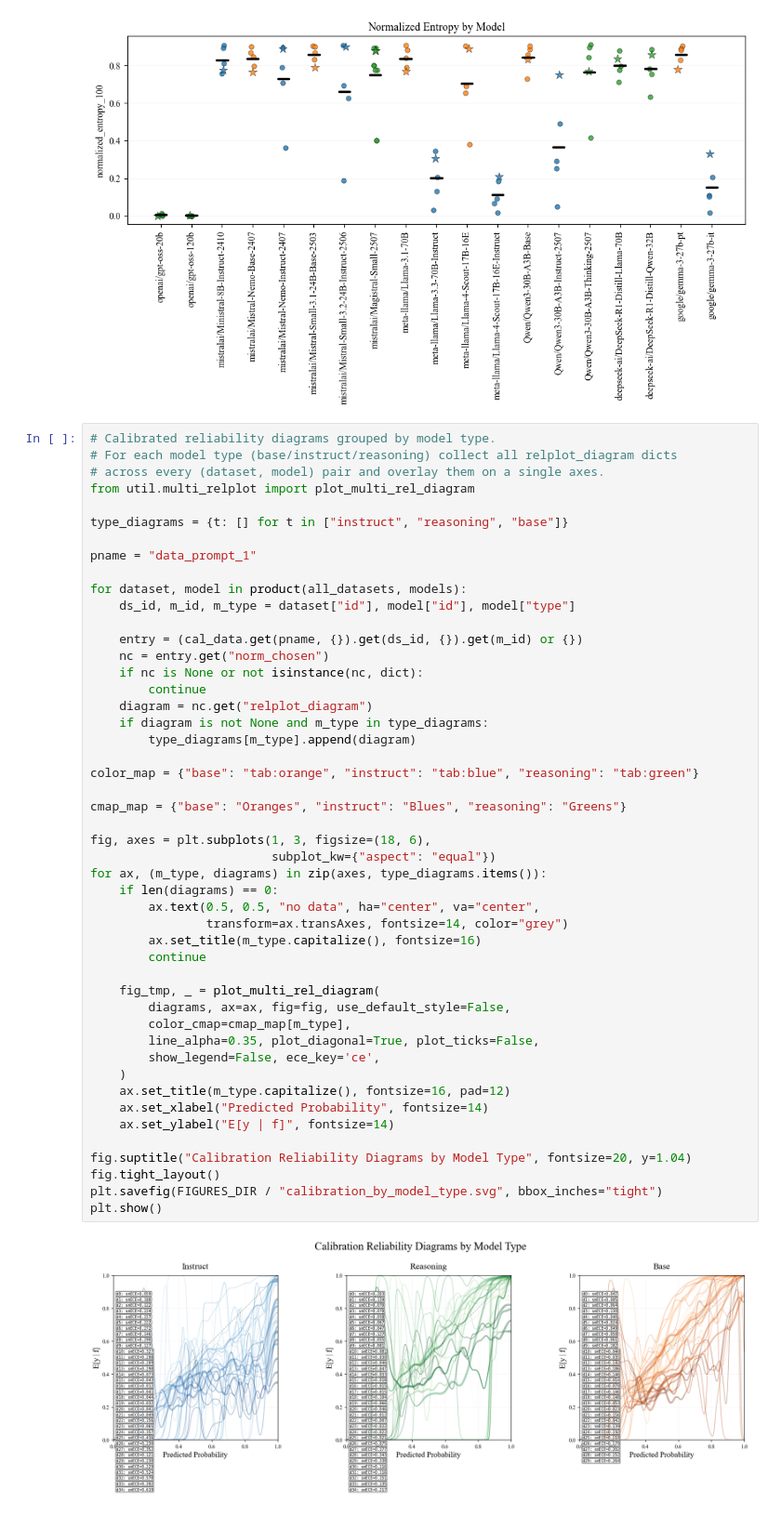
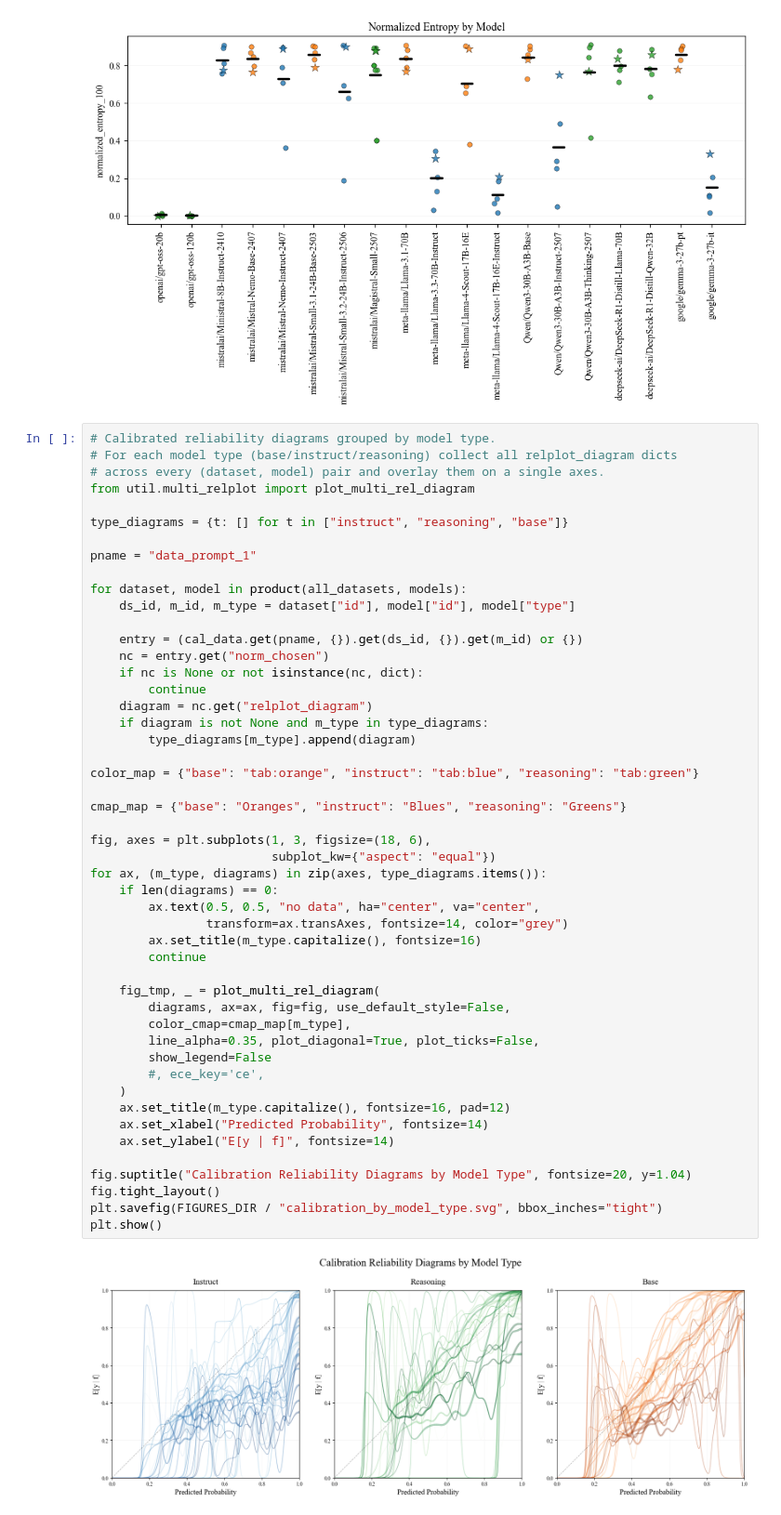
Before and after one commit to muelphil/llm-uncertainty-bench, a Jupyter notebook: llm-uncertainty-bench/label_prob_calibration/analysis.ipynb, the cells around one changed output. Shown at 93% size. Saved outputs shown, nothing was run; the diff lists cells and outputs as text.

```diff
--- a/llm-uncertainty-bench/label_prob_calibration/analysis.ipynb
+++ b/llm-uncertainty-bench/label_prob_calibration/analysis.ipynb
@@ -1056,32 +1056,33 @@ for dataset, model in product(all_datasets, models):
     if diagram is not None and m_type in type_diagrams:
         type_diagrams[m_type].append(diagram)
 
 color_map = {"base": "tab:orange", "instruct": "tab:blue", "reasoning": "tab:green"}
 
 cmap_map = {"base": "Oranges", "instruct": "Blues", "reasoning": "Greens"}
 
 fig, axes = plt.subplots(1, 3, figsize=(18, 6),
                          subplot_kw={"aspect": "equal"})
 for ax, (m_type, diagrams) in zip(axes, type_diagrams.items()):
     if len(diagrams) == 0:
         ax.text(0.5, 0.5, "no data", ha="center", va="center",
                 transform=ax.transAxes, fontsize=14, color="grey")
         ax.set_title(m_type.capitalize(), fontsize=16)
         continue
 
     fig_tmp, _ = plot_multi_rel_diagram(
         diagrams, ax=ax, fig=fig, use_default_style=False,
         color_cmap=cmap_map[m_type],
         line_alpha=0.35, plot_diagonal=True, plot_ticks=False,
-        show_legend=False, ece_key='ce',
+        show_legend=False
+        #, ece_key='ce',
     )
     ax.set_title(m_type.capitalize(), fontsize=16, pad=12)
     ax.set_xlabel("Predicted Probability", fontsize=14)
     ax.set_ylabel("E[y | f]", fontsize=14)
 
 fig.suptitle("Calibration Reliability Diagrams by Model Type", fontsize=20, y=1.04)
 fig.tight_layout()
 plt.savefig(FIGURES_DIR / "calibration_by_model_type.svg", bbox_inches="tight")
 plt.show()
 # %% [output]
-[figure, old version]
+[figure, new version]
```
Also changed, not shown: 3 other files.
